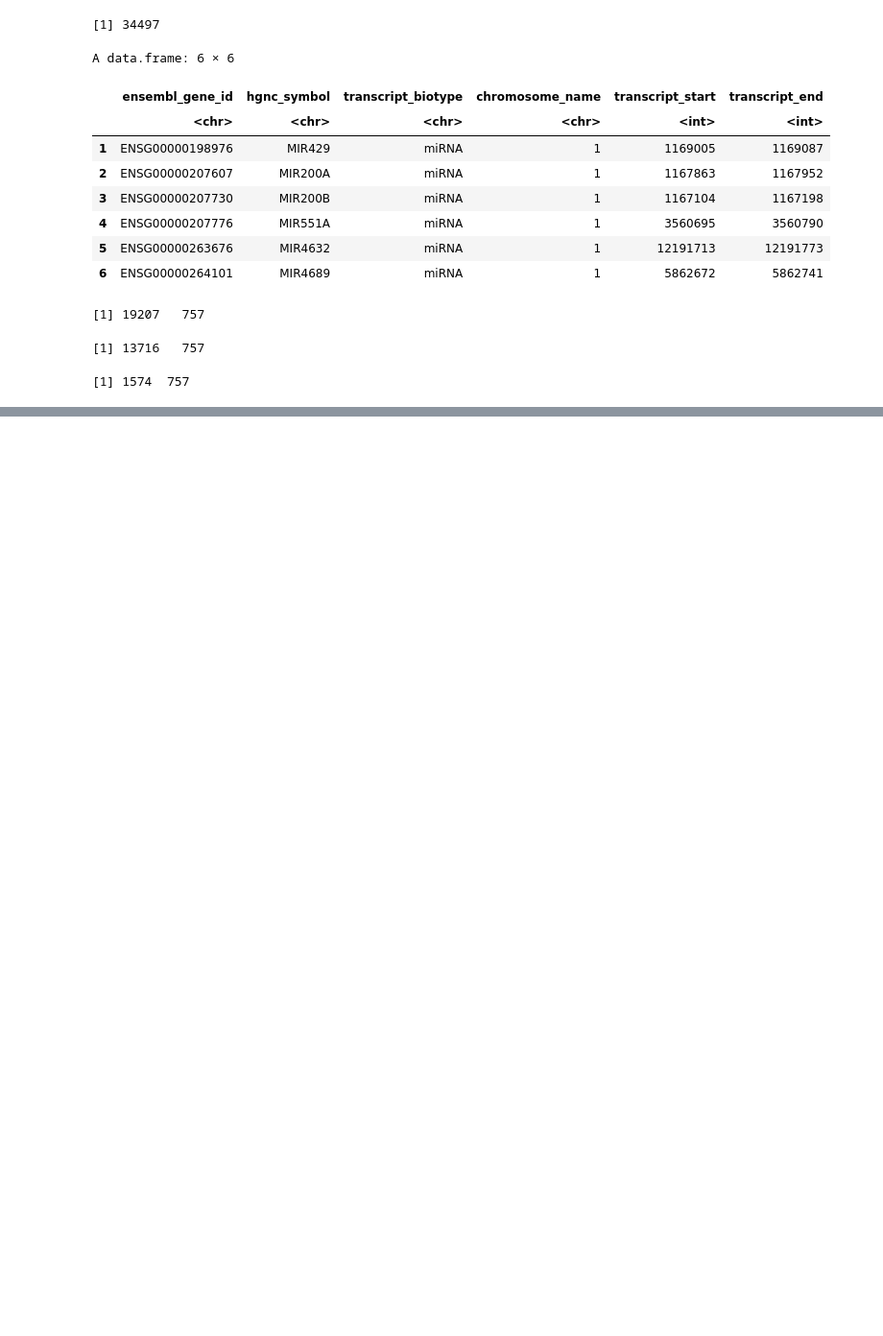
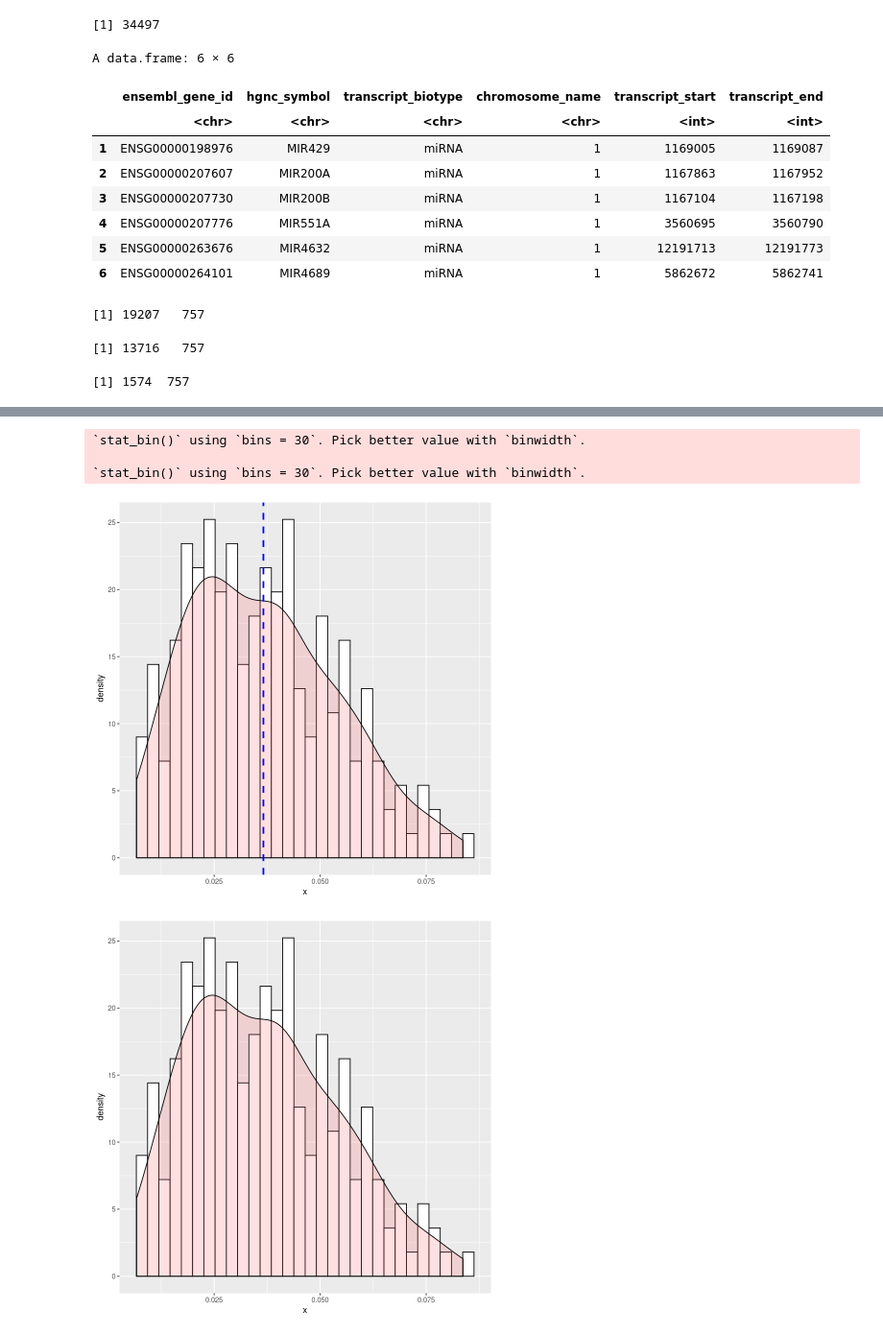
Before and after one commit to Joker-Jerome/utmost_update, a Jupyter notebook: code/R/expression_adjustment_miRNA.ipynb, the cells around one changed output, grey strips where cells are left out. Shown at 96% size. Saved outputs shown, nothing was run; the diff lists cells and outputs as text; code cells hidden in the pictures; blank space fills up the shorter version.

```diff
--- a/code/R/expression_adjustment_miRNA.ipynb
+++ b/code/R/expression_adjustment_miRNA.ipynb
@@ -1054,0 +1251,17 @@ hist(df_list_mirna[[1]][1, 3:500])
+# %%
+p <- ggplot(df, aes(x = x)) +
+        geom_histogram(aes(y=..density..), colour="black", fill="white")+
+        geom_density(alpha=.2, fill="#FF6666") +
+        geom_vline(aes(xintercept=mean(x)), color="blue", linetype="dashed", size=1)
+p
+
+
+ggplot(df, aes(x=x)) +
+ geom_histogram(aes(y=..density..), colour="black", fill="white")+
+ geom_density(alpha=.2, fill="#FF6666")
+# %% [output]
+`stat_bin()` using `bins = 30`. Pick better value with `binwidth`.
+
+`stat_bin()` using `bins = 30`. Pick better value with `binwidth`.
+[figure, added]
+[figure, added]
```
Also changed, not shown: parts of 50 cells of this notebook, 16 other files.
